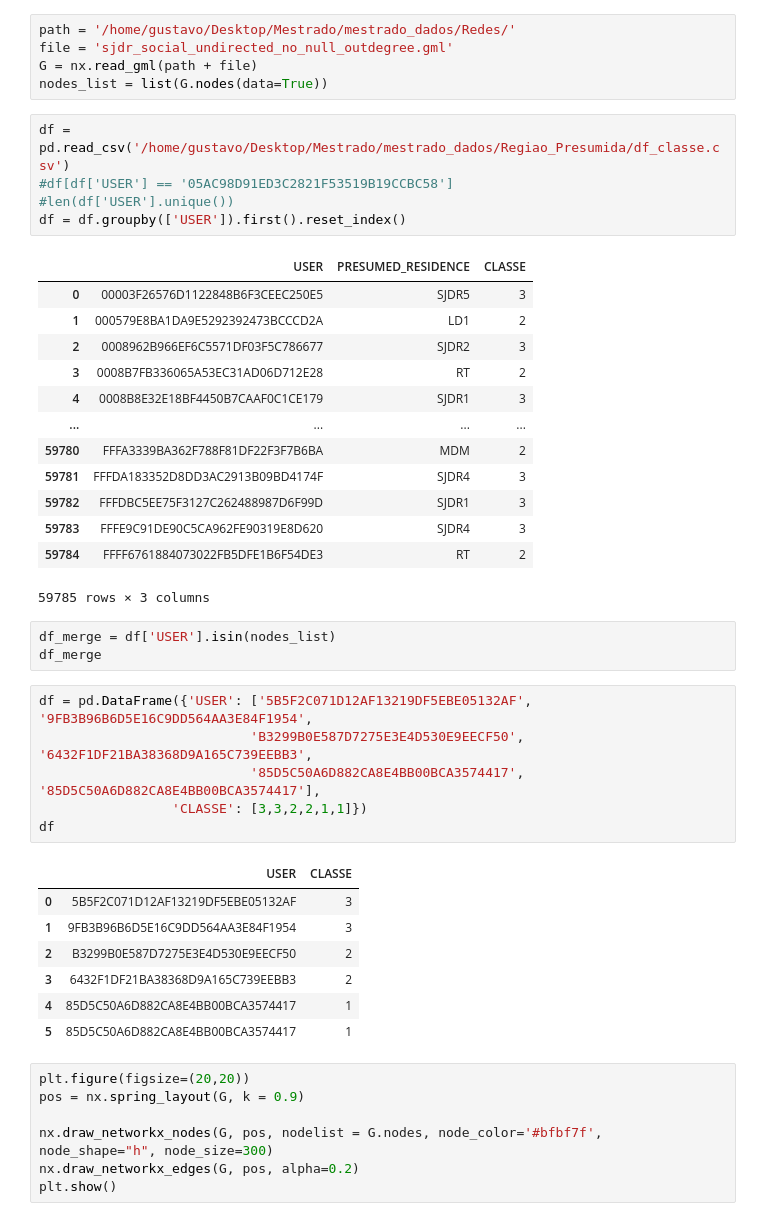
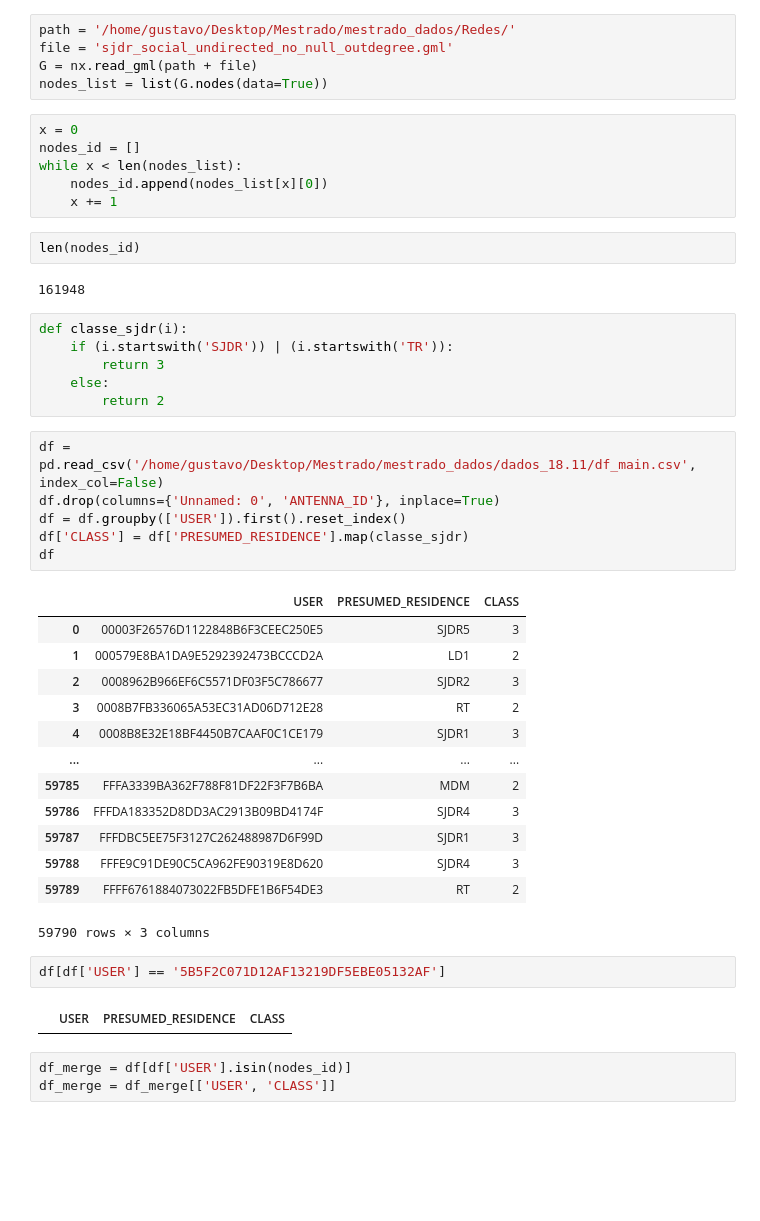
Before and after one commit to ghmc91/Projeto_Mestrado, a Jupyter notebook: Networks.ipynb, the cells around one changed output. Cells and saved outputs as stored; diff of their text form; blank space fills up the shorter version.

```diff
--- a/Networks.ipynb
+++ b/Networks.ipynb
@@ -7,46 +7,46 @@ path = '/home/gustavo/Desktop/Mestrado/mestrado_dados/Redes/'
 file = 'sjdr_social_undirected_no_null_outdegree.gml'
 G = nx.read_gml(path + file)
 nodes_list = list(G.nodes(data=True))
+# %%
+x = 0
+nodes_id = []
+while x < len(nodes_list):
+    nodes_id.append(nodes_list[x][0])
+    x += 1
+# %%
+len(nodes_id)
+# %% [output]
+161948
+# %%
+def classe_sjdr(i):
+    if (i.startswith('SJDR')) | (i.startswith('TR')):
+        return 3
+    else:
+        return 2
 # %%
-df = pd.read_csv('/home/gustavo/Desktop/Mestrado/mestrado_dados/Regiao_Presumida/df_classe.csv')
-#df[df['USER'] == '05AC98D91ED3C2821F53519B19CCBC58']
-#len(df['USER'].unique())
+df = pd.read_csv('/home/gustavo/Desktop/Mestrado/mestrado_dados/dados_18.11/df_main.csv', index_col=False)
+df.drop(columns={'Unnamed: 0', 'ANTENNA_ID'}, inplace=True)
 df = df.groupby(['USER']).first().reset_index()
+df['CLASS'] = df['PRESUMED_RESIDENCE'].map(classe_sjdr)
+df
 # %% [output]
-|  | USER | PRESUMED_RESIDENCE | CLASSE |
+|  | USER | PRESUMED_RESIDENCE | CLASS |
 | 0 | 00003F26576D1122848B6F3CEEC250E5 | SJDR5 | 3 |
 | 1 | 000579E8BA1DA9E5292392473BCCCD2A | LD1 | 2 |
 | 2 | 0008962B966EF6C5571DF03F5C786677 | SJDR2 | 3 |
 | 3 | 0008B7FB336065A53EC31AD06D712E28 | RT | 2 |
 | 4 | 0008B8E32E18BF4450B7CAAF0C1CE179 | SJDR1 | 3 |
 | ... | ... | ... | ... |
-| 59780 | FFFA3339BA362F788F81DF22F3F7B6BA | MDM | 2 |
-| 59781 | FFFDA183352D8DD3AC2913B09BD4174F | SJDR4 | 3 |
-| 59782 | FFFDBC5EE75F3127C262488987D6F99D | SJDR1 | 3 |
-| 59783 | FFFE9C91DE90C5CA962FE90319E8D620 | SJDR4 | 3 |
-| 59784 | FFFF6761884073022FB5DFE1B6F54DE3 | RT | 2 |
+| 59785 | FFFA3339BA362F788F81DF22F3F7B6BA | MDM | 2 |
+| 59786 | FFFDA183352D8DD3AC2913B09BD4174F | SJDR4 | 3 |
+| 59787 | FFFDBC5EE75F3127C262488987D6F99D | SJDR1 | 3 |
+| 59788 | FFFE9C91DE90C5CA962FE90319E8D620 | SJDR4 | 3 |
+| 59789 | FFFF6761884073022FB5DFE1B6F54DE3 | RT | 2 |
-59785 rows × 3 columns
+59790 rows × 3 columns
+# %%
+df[df['USER'] == '5B5F2C071D12AF13219DF5EBE05132AF']
+# %% [output]
+|  | USER | PRESUMED_RESIDENCE | CLASS |
 # %%
-df_merge = df['USER'].isin(nodes_list)
-df_merge
+df_merge = df[df['USER'].isin(nodes_id)]
+df_merge = df_merge[['USER', 'CLASS']]
-# %%
-df = pd.DataFrame({'USER': ['5B5F2C071D12AF13219DF5EBE05132AF', '9FB3B96B6D5E16C9DD564AA3E84F1954',
-                           'B3299B0E587D7275E3E4D530E9EECF50', '6432F1DF21BA38368D9A165C739EEBB3',
-                           '85D5C50A6D882CA8E4BB00BCA3574417', '85D5C50A6D882CA8E4BB00BCA3574417'],
-                 'CLASSE': [3,3,2,2,1,1]})
-df
-# %% [output]
-|  | USER | CLASSE |
-| 0 | 5B5F2C071D12AF13219DF5EBE05132AF | 3 |
-| 1 | 9FB3B96B6D5E16C9DD564AA3E84F1954 | 3 |
-| 2 | B3299B0E587D7275E3E4D530E9EECF50 | 2 |
-| 3 | 6432F1DF21BA38368D9A165C739EEBB3 | 2 |
-| 4 | 85D5C50A6D882CA8E4BB00BCA3574417 | 1 |
-| 5 | 85D5C50A6D882CA8E4BB00BCA3574417 | 1 |
-# %%
-plt.figure(figsize=(20,20))
-pos = nx.spring_layout(G, k = 0.9)
-
-nx.draw_networkx_nodes(G, pos, nodelist = G.nodes, node_color='#bfbf7f', node_shape="h", node_size=300)
-nx.draw_networkx_edges(G, pos, alpha=0.2)
-plt.show()
```
Also changed, not shown: parts of 2 cells of this notebook.
